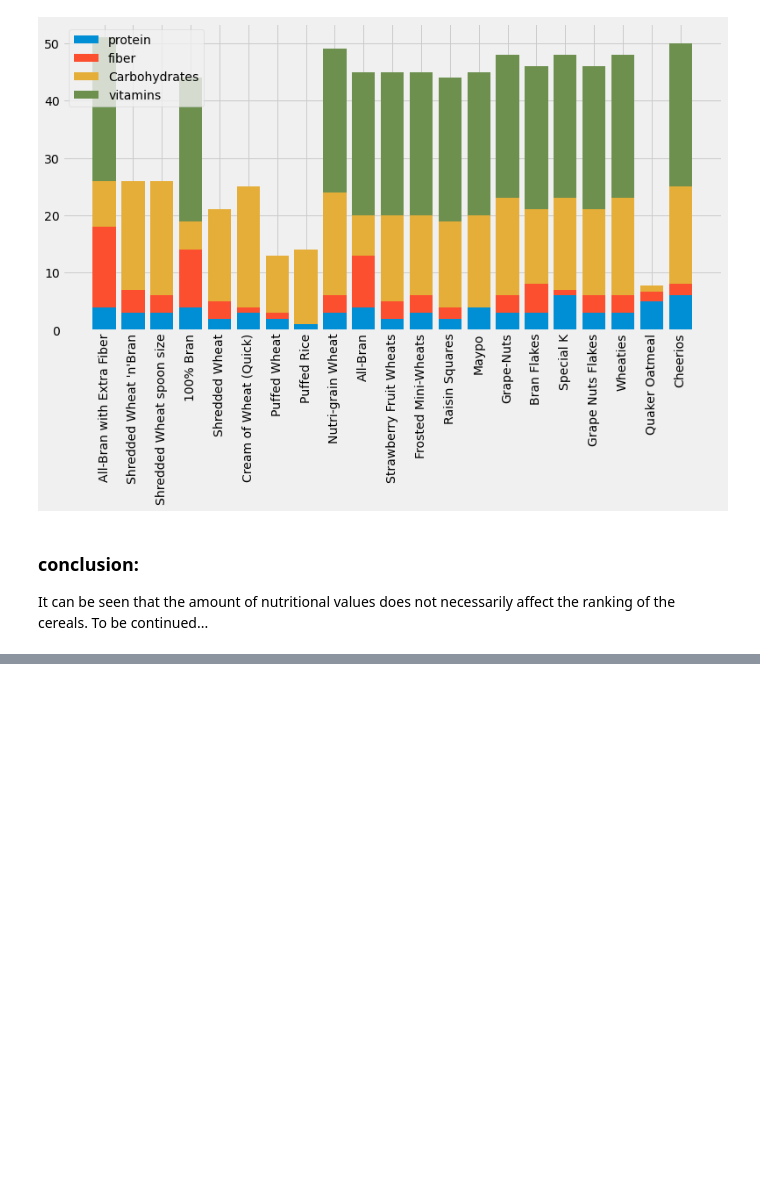
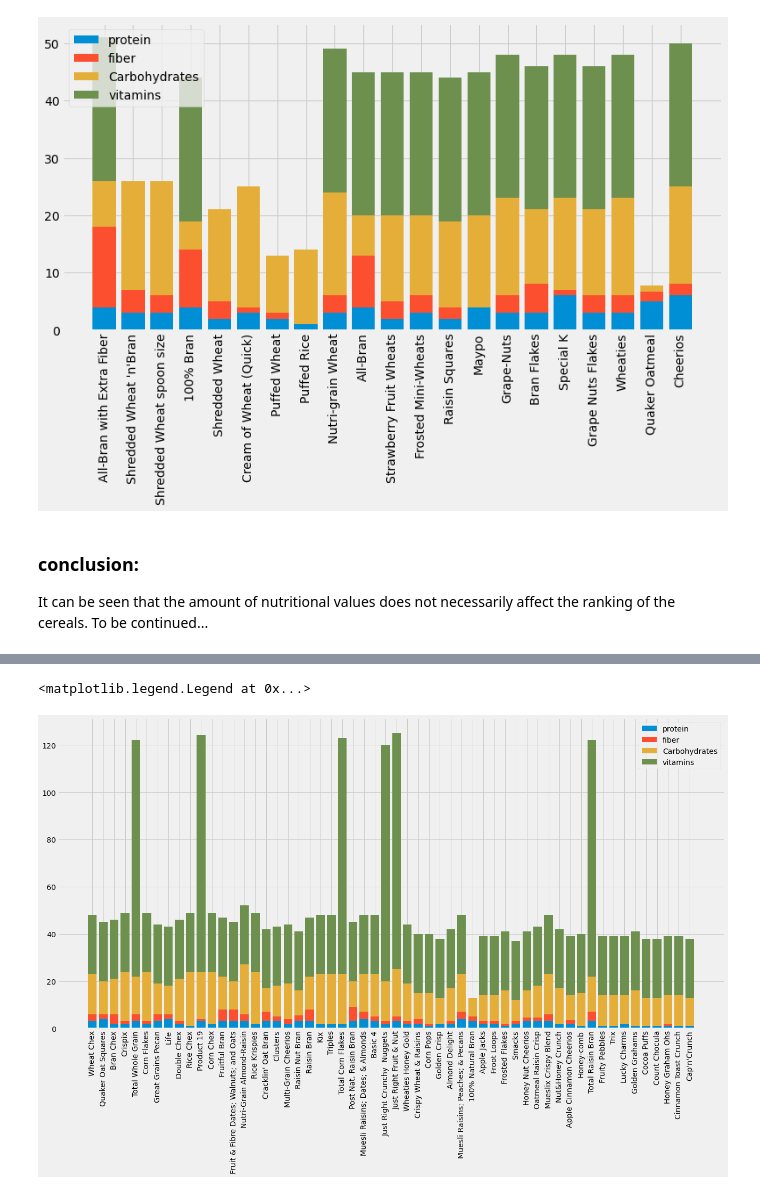
Before and after one commit to coralrubilar/CerealAnalysisInPython, a Jupyter notebook: Cereal.ipynb, the cells around one changed output, grey strips where cells are left out. Saved outputs shown, nothing was run; the diff lists cells and outputs as text; code cells hidden in the pictures; blank space fills up the shorter version.

```diff
--- a/Cereal.ipynb
+++ b/Cereal.ipynb
@@ -284,3 +286,6 @@ ax.legend()
 ### conclusion:
 It can be seen that the amount of nutritional values does not necessarily affect the ranking of the cereals.
 To be continued...
+# %%
+cereal_50minus =df[df['rating']<50]
+cereal_50minus
@@ -286,0 +310,12 @@ To be continued...
+# %%
+fig, ax = plt.subplots(figsize=(20, 10))
+ax.bar(cereal_50minus['name'], cereal_50minus['protein'],label='protein')
+ax.bar(cereal_50minus['name'], cereal_50minus['fiber'], bottom=cereal_50minus['protein'],label='fiber')
+ax.bar(cereal_50minus['name'], cereal_50minus['Carbohydrates'], bottom=cereal_50minus['protein']+cereal_50minus['fiber'],label='Carbohydrates')
+ax.bar(cereal_50minus['name'], cereal_50minus['vitamins'], bottom=cereal_50minus['protein']+cereal_50minus['fiber']+cereal_50minus['Carbohydrates'],label='vitamins')
+
+ax.set_xticklabels(cereal_50minus['name'],rotation=90)
+ax.legend()
+# %% [output]
+<matplotlib.legend.Legend at 0x...>
+[figure, added]
```
Also changed, not shown: parts of 13 cells of this notebook.
